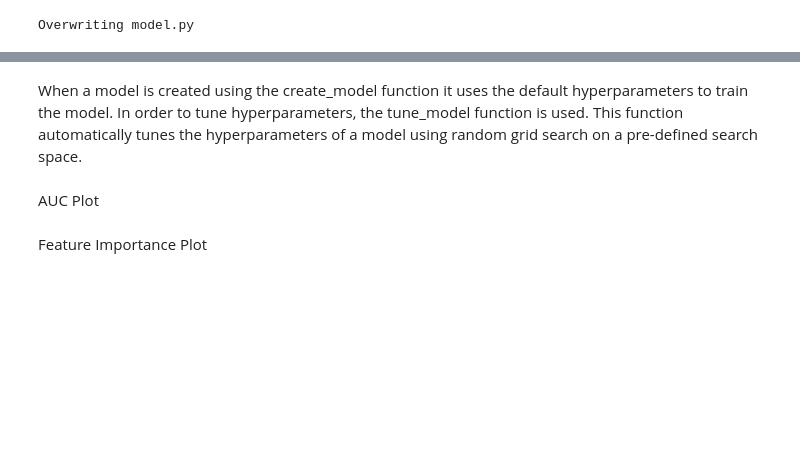
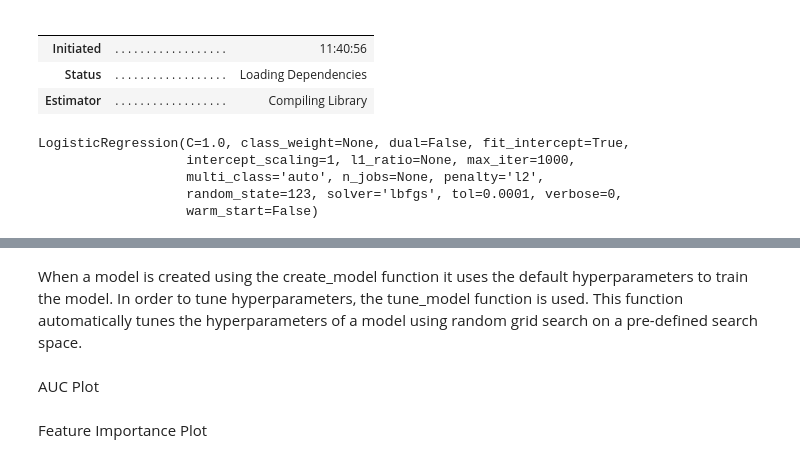
Before and after one commit to arifmarias/suppliment_anesthesia, a Jupyter notebook: model.ipynb, the cells around one changed output, grey strips where cells are left out. Drawn from its saved outputs; the diff is of its cells as text; code cells hidden in the pictures; blank space fills up the shorter version.

```diff
--- a/model.ipynb
+++ b/model.ipynb
@@ -1,14 +1,22 @@
 # %%
-%%writefile model.py
+#%%writefile model.py
 import pandas as pd
 from pycaret.classification import *
-df = pd.read_csv("Data/Pulp Sensibility.csv")
+df = pd.read_csv("Data/Pulp Sensibility Data.csv")
 df.head()
-s = setup(data = df, target = 'Need Supliment', session_id=123)
+s = setup(data = df, target = 'Need_Suppliment', session_id=123)
 best_model = compare_models(sort="F1")
-et = create_model('et')
-tuned_et = tune_model(et, optimize = 'F1')
-final_et = finalize_model(tuned_et)
-save_model(final_et,'Final_Model_05May2023')
 # %% [output]
-Overwriting model.py
+|  |  |  |
+|  |  |  |
+| Initiated | . . . . . . . . . . . . . . . . . . | 11:40:56 |
+| Status | . . . . . . . . . . . . . . . . . . | Loading Dependencies |
+| Estimator | . . . . . . . . . . . . . . . . . . | Compiling Library |
+# %%
+best_model
+# %% [output]
+LogisticRegression(C=1.0, class_weight=None, dual=False, fit_intercept=True,
+                   intercept_scaling=1, l1_ratio=None, max_iter=1000,
+                   multi_class='auto', n_jobs=None, penalty='l2',
+                   random_state=123, solver='lbfgs', tol=0.0001, verbose=0,
+                   warm_start=False)
```
Also changed, not shown: parts of 11 cells of this notebook, 12 other files.
